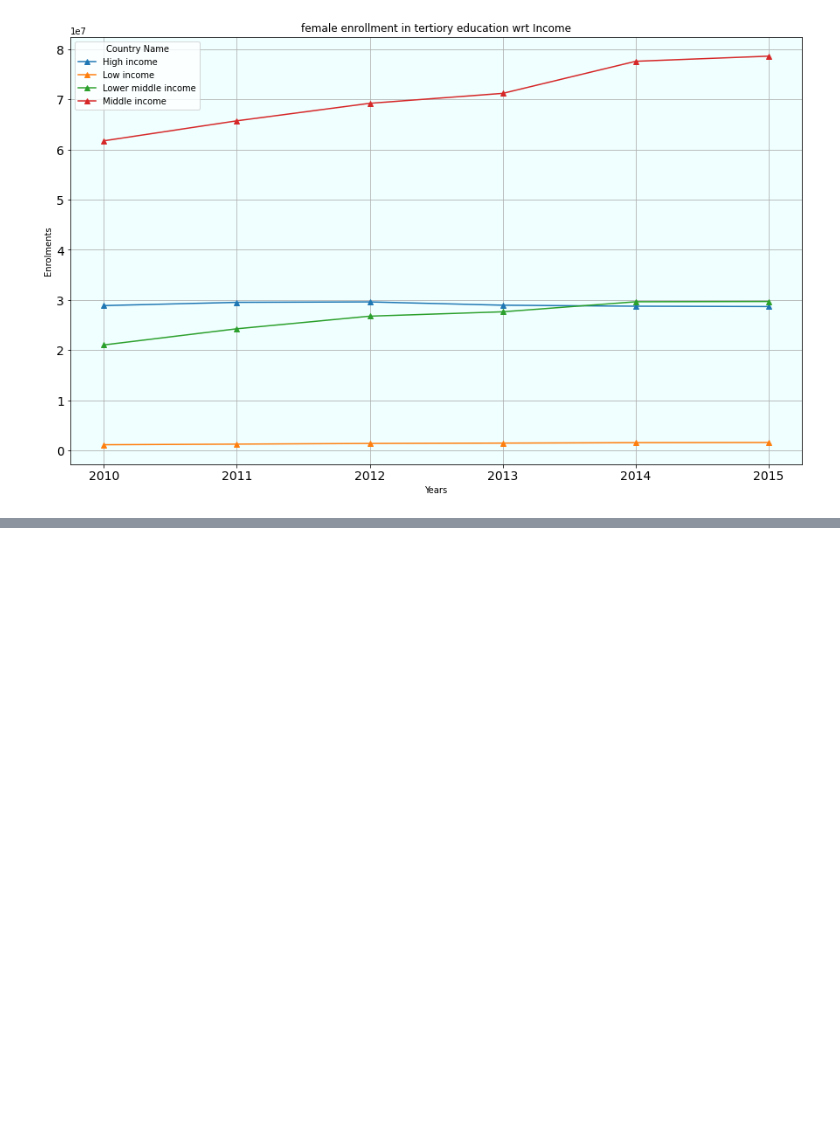
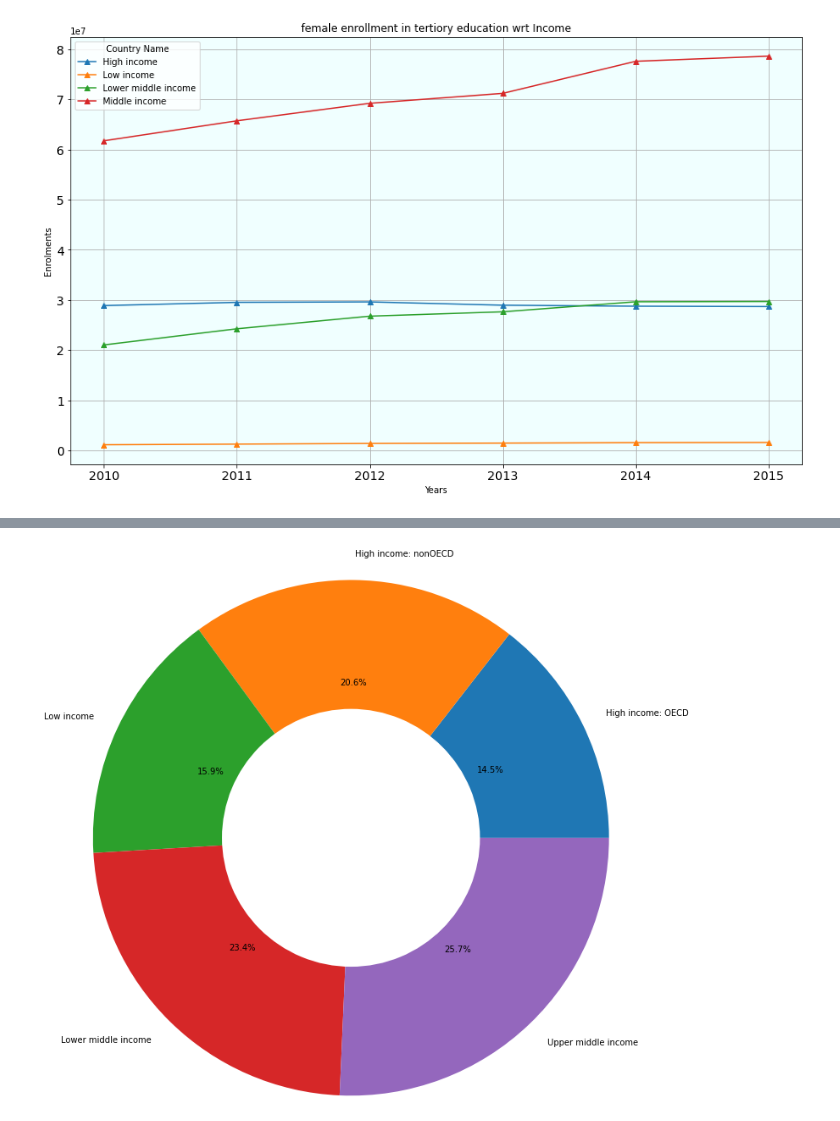
Before and after one commit to shivashukla02/World-Bank-Global-Edu-Analysis, a Jupyter notebook: SHIVANK_World_Bank_Global_Edu_Analysis_Capstone_Project.ipynb, the cells around one changed output, grey strips where cells are left out. Cells and saved outputs as stored; diff of their text form; code cells hidden in the pictures; blank space fills up the shorter version.

```diff
--- a/SHIVANK_World_Bank_Global_Edu_Analysis_Capstone_Project.ipynb
+++ b/SHIVANK_World_Bank_Global_Edu_Analysis_Capstone_Project.ipynb
@@ -151,0 +225,14 @@ graph_2c.plot( kind="line",xlabel = "Years" , ylabel = "Enrolments",
+# %%
+Income = ['High income: OECD','High income: nonOECD','Low income','Lower middle income','Upper middle income']
+
+data = [31,44,34,50,55]
+
+# Creating plot
+fig = plt.figure(figsize =(10, 7))
+plt.pie(data, labels = Income,autopct='%0.1f%%',radius=2)
+plt.pie([100],colors=['w'],radius=1)
+
+# show plot
+plt.show()
+# %% [output]
+[figure, added]
```
Also changed, not shown: parts of 11 cells of this notebook.
